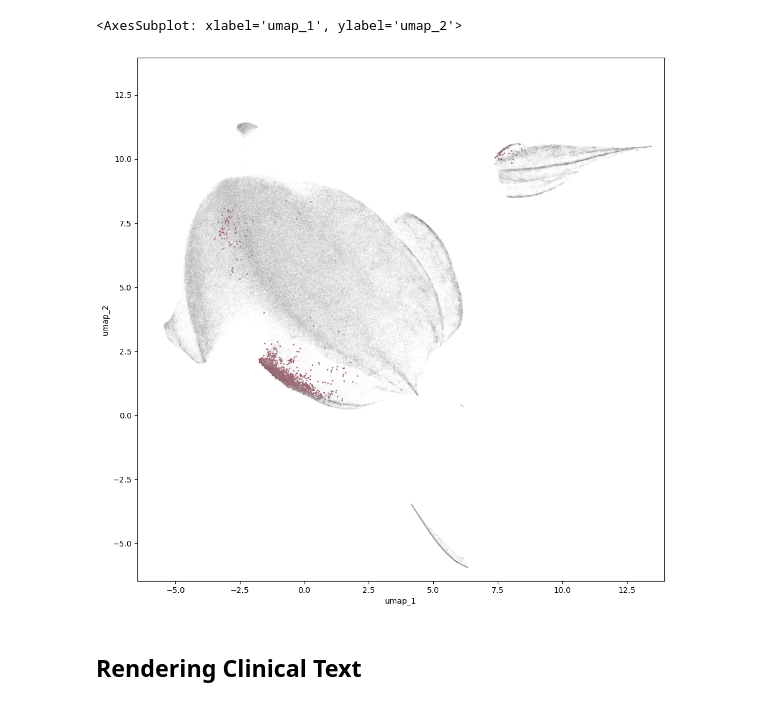
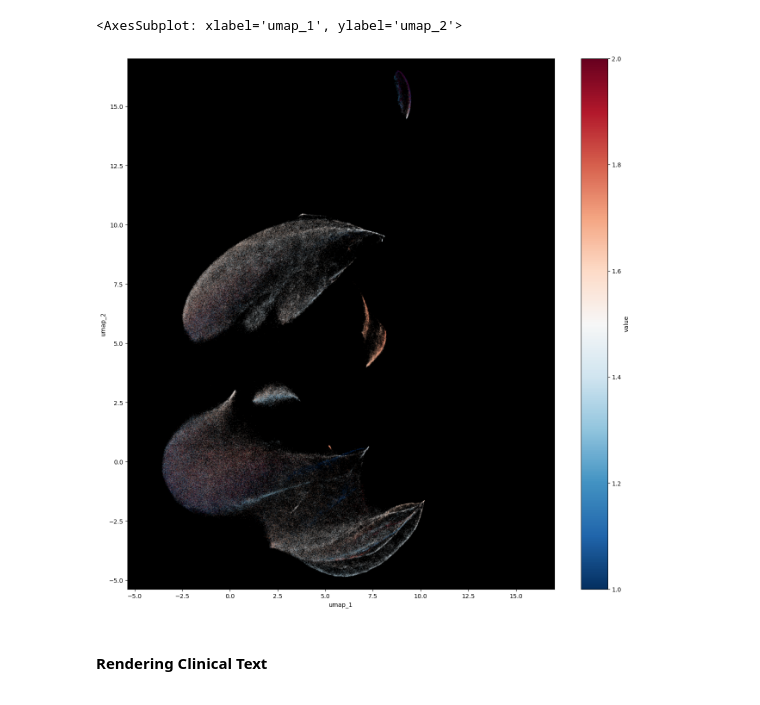
Before and after one commit to CrivelliLab/OSA_Phenotyping_LLMs, a Jupyter notebook: notebooks/CharacterizingByLLMs.ipynb, the cells around one changed output. Cells and saved outputs as stored; diff of their text form; code cells hidden in the pictures.

```diff
--- a/notebooks/CharacterizingByLLMs.ipynb
+++ b/notebooks/CharacterizingByLLMs.ipynb
@@ -336,0 +97,22 @@ df
+# %%
+#- Latent Space Parameters
+model = "Gatortron_s"
+layer = 0 # idx from penultimate layer back
+nb_neighbors = 256
+min_dist = 0.001
+nb_clusters = 256
+
+#- Paths
+EMBEDPATH = "/global/cfs/cdirs/m1532/Projects_MVP/_models/embeds/LLMs/{}.discharge.layer.{}/".format(model, layer)
+UMAPPATH = "{}umap/nclusters.{}.nn.{}.min.{}.csv".format(EMBEDPATH, nb_clusters, nb_neighbors, min_dist)
+KMEANSPATH = "{}kmeans/nclusters.{}.pt".format(EMBEDPATH, nb_clusters)
+
+#- Load and Merge
+kmeans = torch.load(KMEANSPATH)
+umap = pd.read_csv(UMAPPATH)
+umap = umap.rename(columns={"id":"note_id"}).sort_values("sha224").reset_index(drop=True)
+latent = df.merge(umap, on="note_id", how="inner").reset_index(drop=True).reset_index().rename(columns={"index":"idx"})
+totals = F.one_hot(kmeans.argmin(-1)).sum(0).float()
+clusters = F.one_hot(kmeans.argmin(-1), num_classes=len(totals))
+latent = latent.sort_values("sha224").reset_index(drop=True)
+latent["cluster"] = kmeans.argmin(-1).numpy()
@@ -376,22 +143,30 @@ df
 # %%
+#-
+var = "sex"
+
 #- Render Scatter Plot
+per_cluster = latent[["cluster", var]].groupby("cluster").mean().reset_index().rename(columns={var:"value"})
+if "value" in latent.columns: latent = latent.drop(columns=["value"])
+latent = latent.merge(per_cluster, on="cluster", how="left")
 plot_args = {"x": "umap_1",
              "y": "umap_2",
-             "c": "color",
-             "alpha": 0.8,
-             "s": "size"}
-plt.rcParams['figure.figsize'] = [12, 12]
-ax = df.plot.scatter(**plot_args)
-minax = min(df.umap_1.min(), df.umap_2.min()) - 0.5
-maxax = max(df.umap_1.max(), df.umap_2.max()) + 0.5
+             "c": "value",
+             "alpha": 1.0,
+             "s": 0.001,
+             "cmap":"RdBu_r"}
+plt.rcParams['figure.figsize'] = [16, 16]
+ax = latent[~latent[var].isna()].plot.scatter(**plot_args)
+minax = min(latent.umap_1.min(), latent.umap_2.min()) - 0.5
+maxax = max(latent.umap_1.max(), latent.umap_2.max()) + 0.5
 ax.set_xlim(minax,maxax)
 ax.set_ylim(minax,maxax)
+ax.set_facecolor('black')
 ax
 # %% [output]
 <AxesSubplot: xlabel='umap_1', ylabel='umap_2'>
-[figure, old version]
+[figure, new version]
 # %% [markdown]
-## Rendering Clinical Text
+#### Rendering Clinical Text
 # %%
 #-
 NOTEIDX = 0
```
Also changed, not shown: parts of 10 cells of this notebook, 7 other files.
